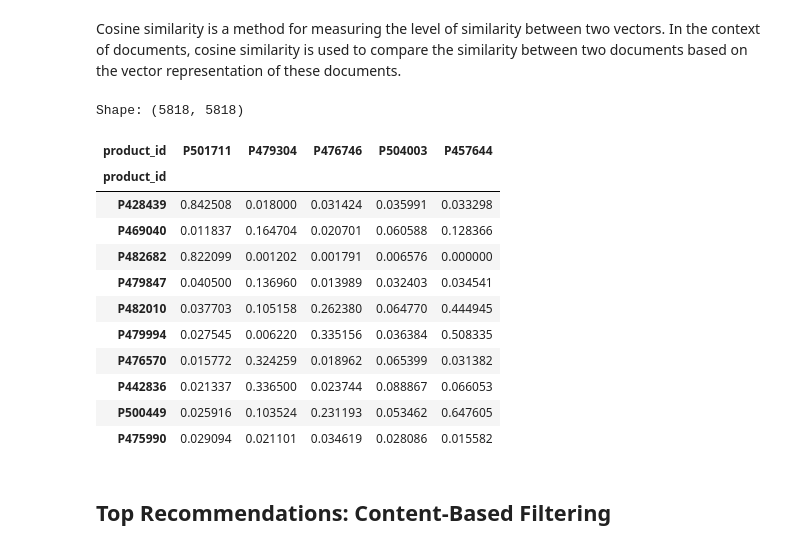
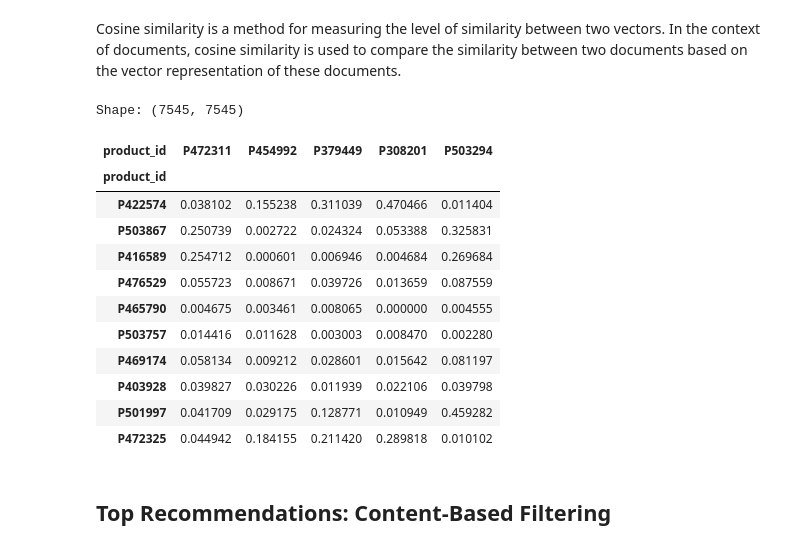
Before and after one commit to manaswitha1001/beautyrecommendationapp, a Jupyter notebook: Sephora-recommender-system.ipynb, the cells around one changed output. Saved outputs shown, nothing was run; the diff lists cells and outputs as text; code cells hidden in the pictures.

```diff
--- a/Sephora-recommender-system.ipynb
+++ b/Sephora-recommender-system.ipynb
@@ -90,5 +92,8 @@ dtype: int64
 # use relevant columns
 df_product = df_product_info[['product_id', 'product_name', 'brand_name','ingredients','highlights', 'primary_category', 'secondary_category', 'tertiary_category']]
 # %%
-#Fill in the values of secomndary category incase of missing values for teritary category
-df_product['tertiary_category'] = df_product['tertiary_category'].fillna(df_product['secondary_category']).copy()
+pd.options.mode.chained_assignment = None
+
+#Fill in the values of secondary incase of missing values for teritary category and fill empty string for missing highlights
+df_product['tertiary_category'] = df_product['tertiary_category'].fillna(df_product['secondary_category'])
+df_product['highlights'] = df_product['highlights'].fillna('')
@@ -222,28 +206,62 @@ feature_vectors = hstack((ingredient_vector,highlights_vector, prim_category_vec
+# %%
+def compute_similarity_matrix(df_product):
+    """
+    Compute a similarity matrix using TFIDF (Term Frequency-Inverse Document Frequency) model.
+
+    Args:
+    - df_product (pd.DataFrame): The input DataFrame containing product information.
+        It is expected to have columns like 'ingredients', 'highlights', 'primary_category',
+        'secondary_category', and 'tertiary_category'.
+
+    Returns:
+    - similarity_matrix (numpy.ndarray): A 2D array representing the cosine similarity matrix
+        between the combined TFIDF feature vectors of 'ingredients', 'highlights',
+        'primary_category', 'secondary_category', and 'tertiary_category' columns in df_product.
+    """
+    # Create a TFIDF vectorizer
+    tfidf = TfidfVectorizer()
+
+    # Compute TFIDF vectors for each textual column
+    ingredient_vector = tfidf.fit_transform(df_product['ingredients'])
+    highlights_vector = tfidf.fit_transform(df_product['highlights'])
+    prim_category_vector = tfidf.fit_transform(df_product['primary_category'])
+    sec_category_vector = tfidf.fit_transform(df_product['secondary_category'])
+    tert_category_vector = tfidf.fit_transform(df_product['tertiary_category'])
+
+    # Combine TFIDF vectors for 'ingredients', 'highlights', 'primary_category',
+    # 'secondary_category', and 'tertiary_category'
+    feature_vectors = hstack((ingredient_vector, highlights_vector, prim_category_vector,
+                              sec_category_vector, tert_category_vector))
+
+    # Compute the cosine similarity matrix between the combined feature vectors
+    similarity_matrix = cosine_similarity(feature_vectors)
+    return similarity_matrix
 # %% [markdown]
 Cosine similarity is a method for measuring the level of similarity between two vectors. In the context of documents, cosine similarity is used to compare the similarity between two documents based on the vector representation of these documents.
 # %%
 # Similarity Calculation
-similarity_matrix = cosine_similarity(feature_vectors)
+df_product = df_product.reset_index(drop=True)
+similarity_matrix = compute_similarity_matrix(df_product)
 
 # Create a DataFrame from the cosine similarity matrix
 sim_df = pd.DataFrame(similarity_matrix, index=df_product['product_id'], columns=df_product['product_id'])
 
 # Print the shape of the DataFrame
 print('Shape:', sim_df.shape)
 
 # sample of the cosine similarity DataFrame
 sim_df.sample(5, axis=1).sample(10, axis=0)
 # %% [output]
-Shape: (5818, 5818)
+Shape: (7545, 7545)
-| product_id | P501711 | P479304 | P476746 | P504003 | P457644 |
+| product_id | P472311 | P454992 | P379449 | P308201 | P503294 |
 | product_id |  |  |  |  |  |
-| P428439 | 0.842508 | 0.018000 | 0.031424 | 0.035991 | 0.033298 |
-| P469040 | 0.011837 | 0.164704 | 0.020701 | 0.060588 | 0.128366 |
-| P482682 | 0.822099 | 0.001202 | 0.001791 | 0.006576 | 0.000000 |
-| P479847 | 0.040500 | 0.136960 | 0.013989 | 0.032403 | 0.034541 |
-| P482010 | 0.037703 | 0.105158 | 0.262380 | 0.064770 | 0.444945 |
-| P479994 | 0.027545 | 0.006220 | 0.335156 | 0.036384 | 0.508335 |
-| P476570 | 0.015772 | 0.324259 | 0.018962 | 0.065399 | 0.031382 |
-| P442836 | 0.021337 | 0.336500 | 0.023744 | 0.088867 | 0.066053 |
-| P500449 | 0.025916 | 0.103524 | 0.231193 | 0.053462 | 0.647605 |
-| P475990 | 0.029094 | 0.021101 | 0.034619 | 0.028086 | 0.015582 |
+| P422574 | 0.038102 | 0.155238 | 0.311039 | 0.470466 | 0.011404 |
+| P503867 | 0.250739 | 0.002722 | 0.024324 | 0.053388 | 0.325831 |
+| P416589 | 0.254712 | 0.000601 | 0.006946 | 0.004684 | 0.269684 |
+| P476529 | 0.055723 | 0.008671 | 0.039726 | 0.013659 | 0.087559 |
+| P465790 | 0.004675 | 0.003461 | 0.008065 | 0.000000 | 0.004555 |
+| P503757 | 0.014416 | 0.011628 | 0.003003 | 0.008470 | 0.002280 |
+| P469174 | 0.058134 | 0.009212 | 0.028601 | 0.015642 | 0.081197 |
+| P403928 | 0.039827 | 0.030226 | 0.011939 | 0.022106 | 0.039798 |
+| P501997 | 0.041709 | 0.029175 | 0.128771 | 0.010949 | 0.459282 |
+| P472325 | 0.044942 | 0.184155 | 0.211420 | 0.289818 | 0.010102 |
```
Also changed, not shown: parts of 19 cells of this notebook.
